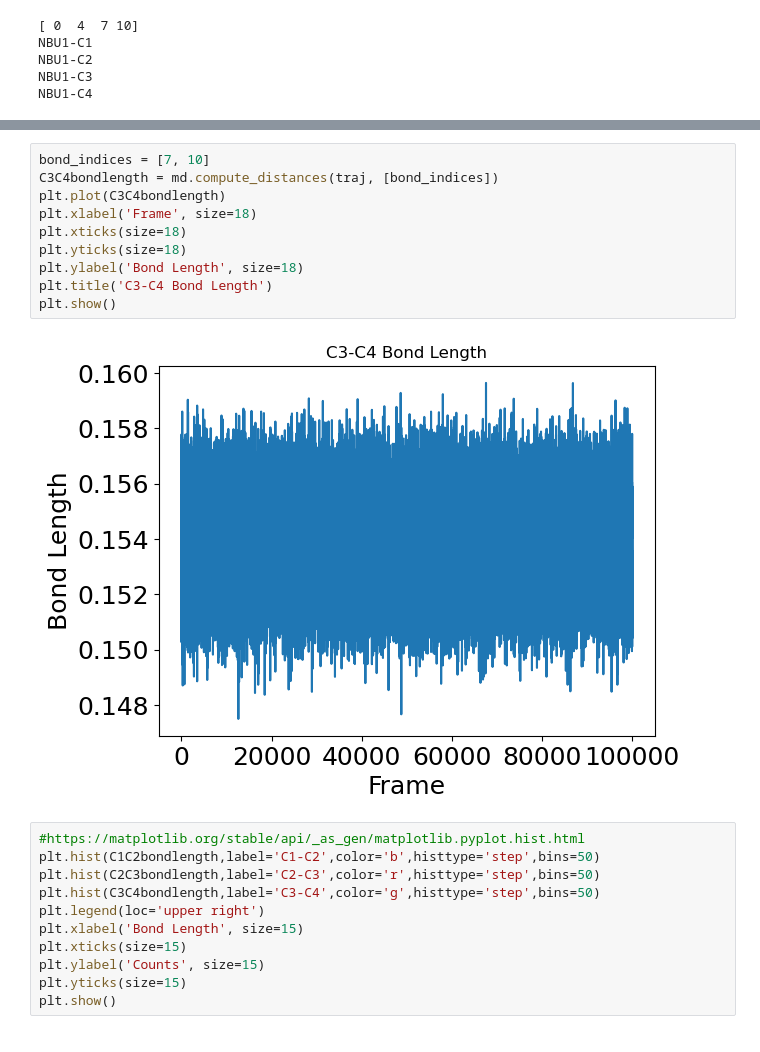
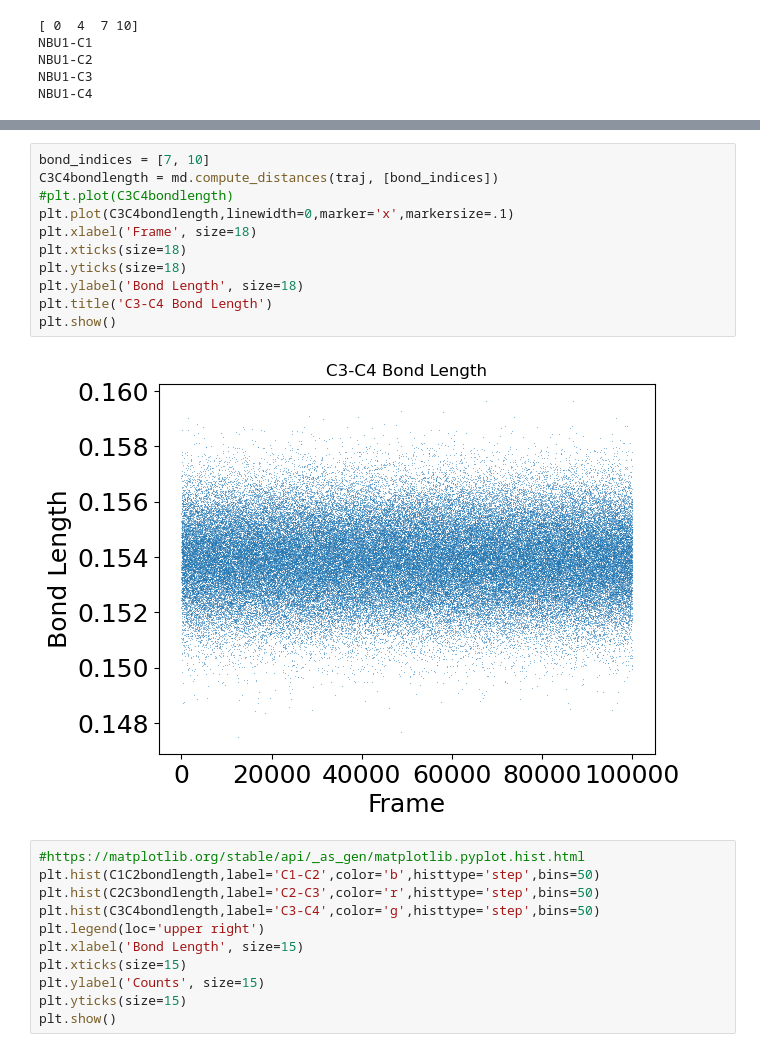
Before and after one commit to paulrobustelli/CHEM101.6_S24, a Jupyter notebook: Chem101.6_S24_Project1_Students.ipynb, the cells around one changed output, grey strips where cells are left out. Cells and saved outputs as stored; diff of their text form.

```diff
--- a/Chem101.6_S24_Project1_Students.ipynb
+++ b/Chem101.6_S24_Project1_Students.ipynb
@@ -224,15 +226,16 @@ plt.show()
 # %%
 bond_indices = [7, 10]
 C3C4bondlength = md.compute_distances(traj, [bond_indices])
-plt.plot(C3C4bondlength)
+#plt.plot(C3C4bondlength)
+plt.plot(C3C4bondlength,linewidth=0,marker='x',markersize=.1)
 plt.xlabel('Frame', size=18)
 plt.xticks(size=18)
 plt.yticks(size=18)
 plt.ylabel('Bond Length', size=18)
 plt.title('C3-C4 Bond Length')
 plt.show()
 # %% [output]
-[figure, old version]
+[figure, new version]
 # %%
 #https://matplotlib.org/stable/api/_as_gen/matplotlib.pyplot.hist.html
 plt.hist(C1C2bondlength,label='C1-C2',color='b',histtype='step',bins=50)
```
Also changed, not shown: parts of 13 cells of this notebook.
